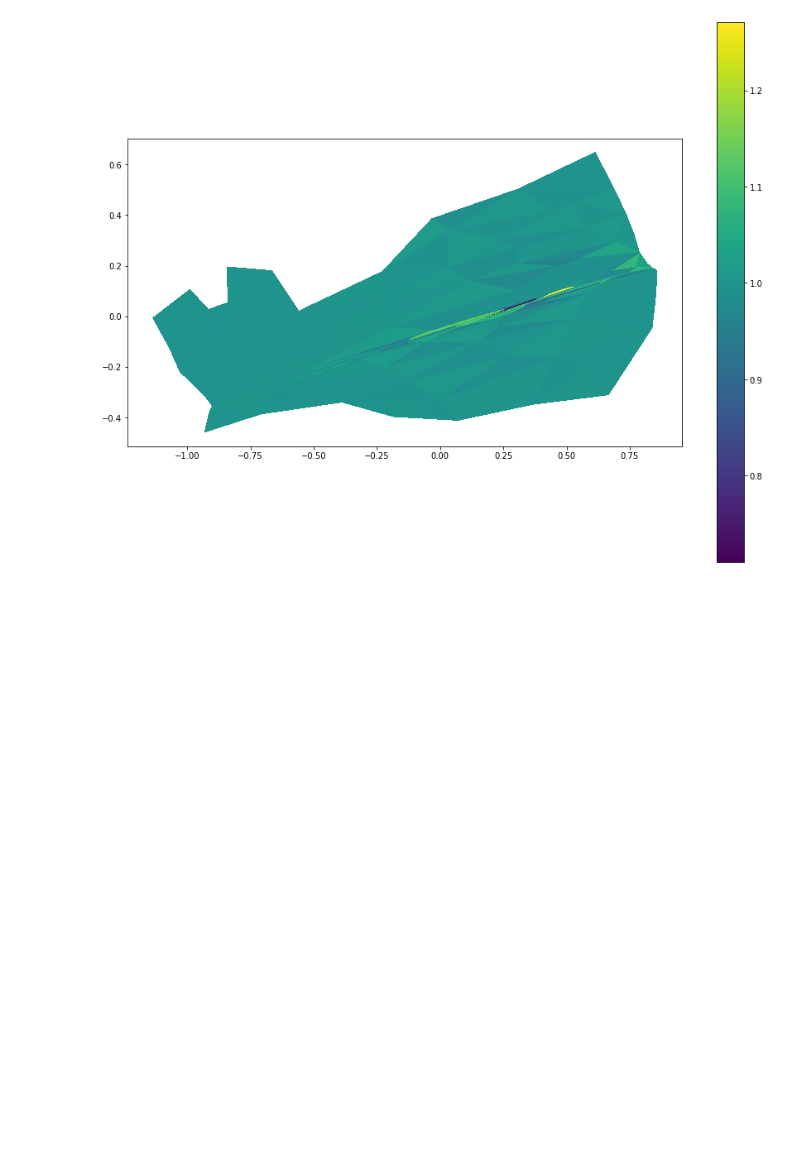
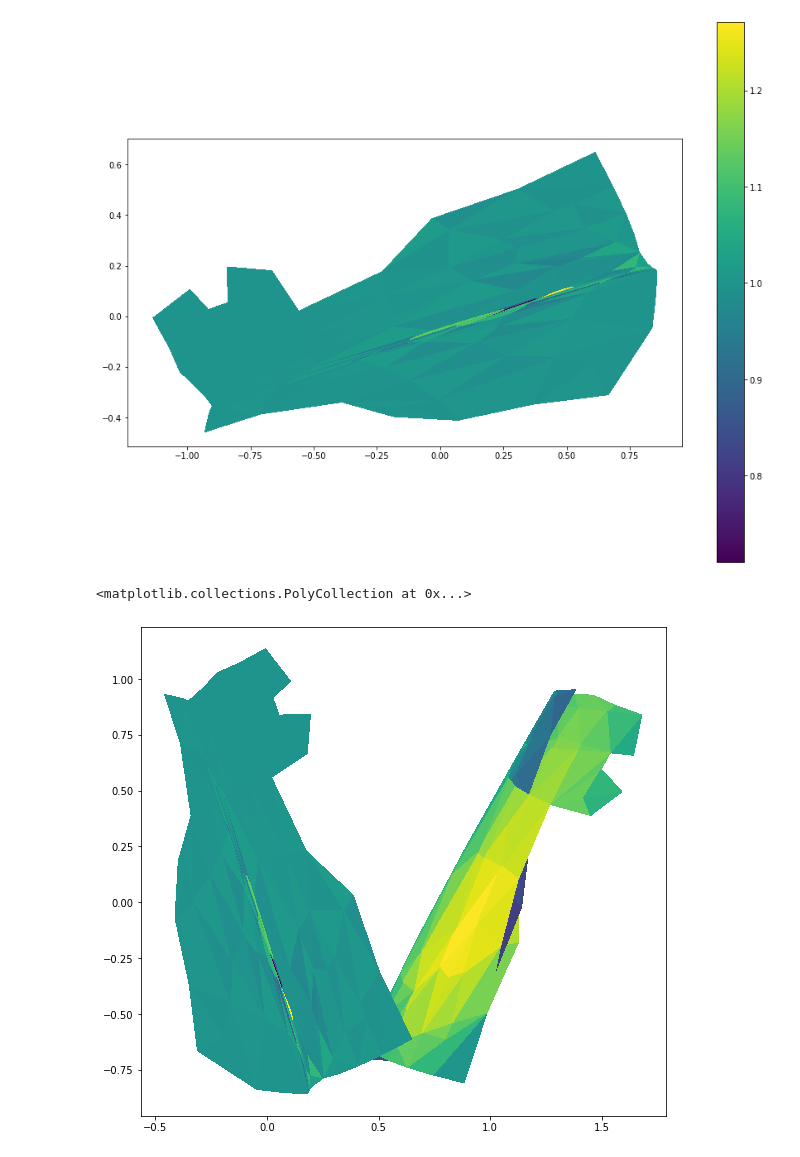
Before and after one commit to tunnelvr/tunnelvr, a Jupyter notebook: executingfeatures/meshflattenerreplication.ipynb, the cells around one changed output. Saved outputs shown, nothing was run; the diff lists cells and outputs as text; code cells hidden in the pictures; blank space fills up the shorter version.

```diff
--- a/executingfeatures/meshflattenerreplication.ipynb
+++ b/executingfeatures/meshflattenerreplication.ipynb
@@ -109,3 +109,12 @@ fig.colorbar(tpc)
 # %% [output]
 trichange range 0.710269143561142 1.2705142234051519
 [figure]
+# %%
+fig = plt.figure(figsize=(15,9))
+a = plt.subplot(111)
+a.set_aspect('equal')
+plt.tripcolor(svertices[:,0], svertices[:,2]-2.5, sfaces, svertices[:,1])
+plt.tripcolor(flvertices[:,1], -flvertices[:,0], sfaces, ftrianglechange)
+# %% [output]
+<matplotlib.collections.PolyCollection at 0x...>
+[figure, added]
```
Also changed, not shown: parts of 1 cell of this notebook, 7 other files.
